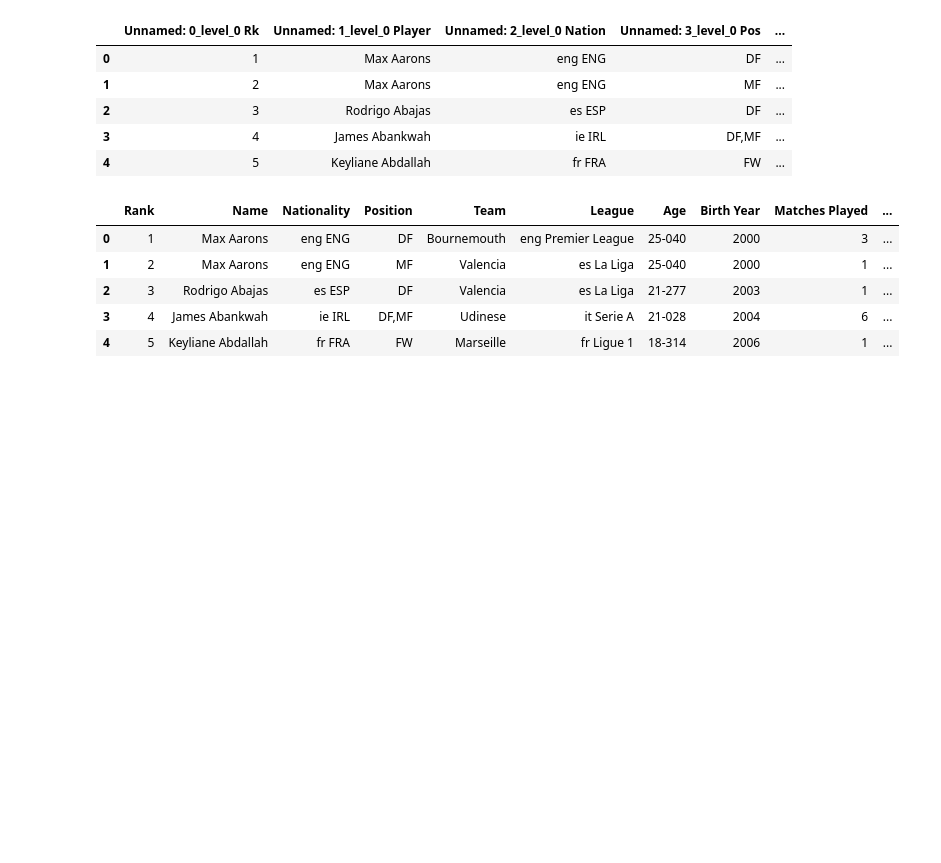
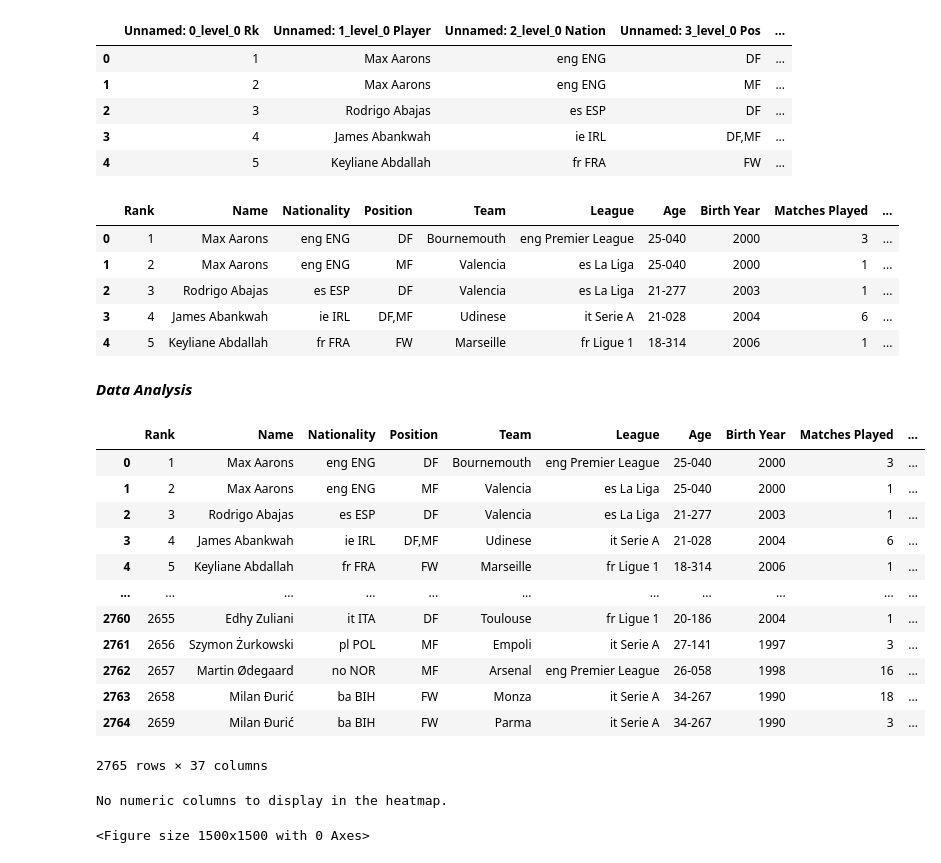
Before and after one commit to DarthJkid/FBREF_Analysis, a Jupyter notebook: Big5_Analysis_2.ipynb, the cells around one changed output. Cells and saved outputs as stored; diff of their text form; code cells hidden in the pictures; blank space fills up the shorter version.

Commit message:
Correlation heatmap

```diff
--- a/Big5_Analysis_2.ipynb
+++ b/Big5_Analysis_2.ipynb
@@ -94,7 +93,8 @@ rename_columns = {k: v for k, v in rename_columns.items() if k in df.columns}
 df = df.rename(columns=rename_columns)
 
 #drop the columns that are not needed Unnamed: 37_level_0 Matches
-df = df.drop(columns=['Unnamed: 37_level_0 Matches'])
+#df = df.drop(columns=['Unnamed: 37_level_0 Matches'])
+
 # Display the first few rows
 df.head()
 # %% [output]
@@ -104,3 +104,37 @@ df.head()
 | 2 | 3 | Rodrigo Abajas | es ESP | DF | Valencia | es La Liga | 21-277 | 2003 | 1 | ... |
 | 3 | 4 | James Abankwah | ie IRL | DF,MF | Udinese | it Serie A | 21-028 | 2004 | 6 | ... |
 | 4 | 5 | Keyliane Abdallah | fr FRA | FW | Marseille | fr Ligue 1 | 18-314 | 2006 | 1 | ... |
+# %% [markdown]
+***Data Analysis***
+# %%
+df
+# %% [output]
+|  | Rank | Name | Nationality | Position | Team | League | Age | Birth Year | Matches Played | ... |
+| 0 | 1 | Max Aarons | eng ENG | DF | Bournemouth | eng Premier League | 25-040 | 2000 | 3 | ... |
+| 1 | 2 | Max Aarons | eng ENG | MF | Valencia | es La Liga | 25-040 | 2000 | 1 | ... |
+| 2 | 3 | Rodrigo Abajas | es ESP | DF | Valencia | es La Liga | 21-277 | 2003 | 1 | ... |
+| 3 | 4 | James Abankwah | ie IRL | DF,MF | Udinese | it Serie A | 21-028 | 2004 | 6 | ... |
+| 4 | 5 | Keyliane Abdallah | fr FRA | FW | Marseille | fr Ligue 1 | 18-314 | 2006 | 1 | ... |
+| ... | ... | ... | ... | ... | ... | ... | ... | ... | ... | ... |
+| 2760 | 2655 | Edhy Zuliani | it ITA | DF | Toulouse | fr Ligue 1 | 20-186 | 2004 | 1 | ... |
+| 2761 | 2656 | Szymon Żurkowski | pl POL | MF | Empoli | it Serie A | 27-141 | 1997 | 3 | ... |
+| 2762 | 2657 | Martin Ødegaard | no NOR | MF | Arsenal | eng Premier League | 26-058 | 1998 | 16 | ... |
+| 2763 | 2658 | Milan Đurić | ba BIH | FW | Monza | it Serie A | 34-267 | 1990 | 18 | ... |
+| 2764 | 2659 | Milan Đurić | ba BIH | FW | Parma | it Serie A | 34-267 | 1990 | 3 | ... |
+2765 rows × 37 columns
+# %%
+#Correlation Heatmap
+plt.figure(figsize=(15, 15))
+
+# Select only numeric columns
+numeric_df = df.select_dtypes(include=[np.number])
+
+if not numeric_df.empty:
+	sns.heatmap(numeric_df.corr(), annot=True, cmap='coolwarm', fmt='.2f', linewidths=2)
+	plt.title('Correlation Heatmap')
+	plt.show()
+else:
+	print("No numeric columns to display in the heatmap.")
+# %% [output]
+No numeric columns to display in the heatmap.
+<Figure size 1500x1500 with 0 Axes>
```
Also changed, not shown: parts of 3 cells of this notebook.
